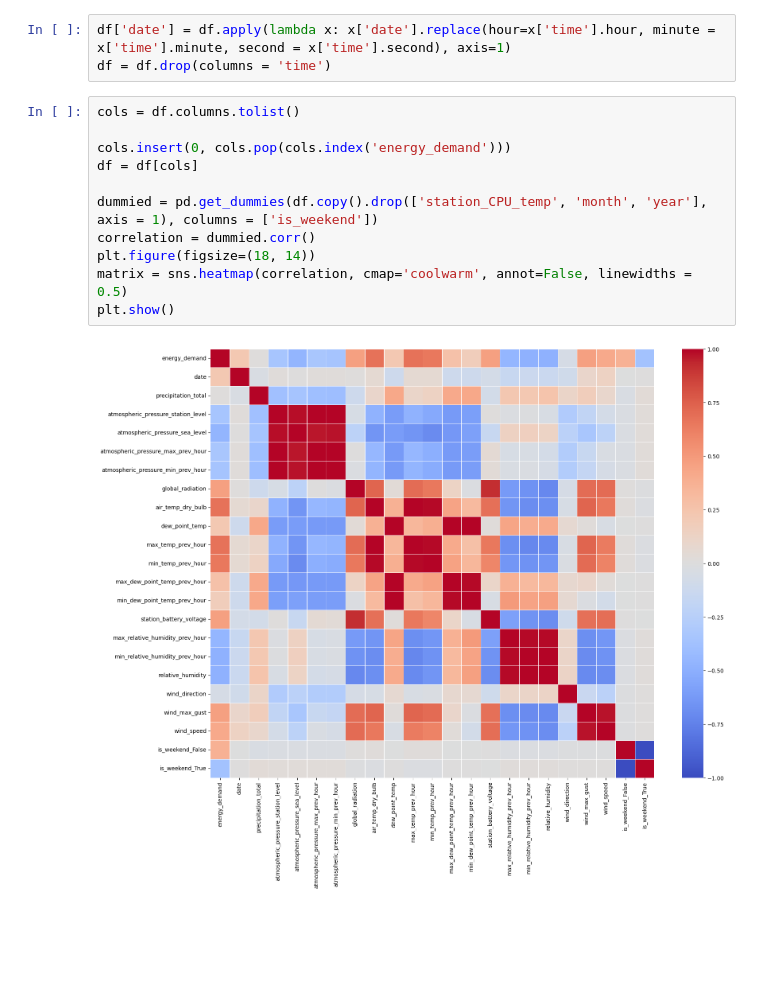
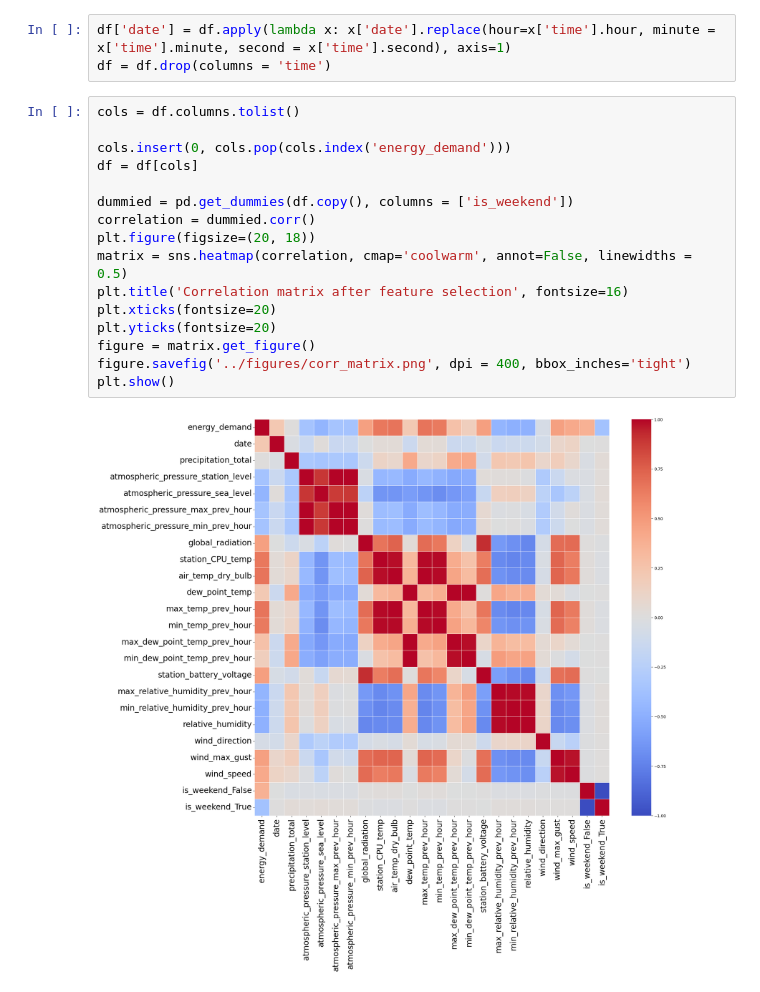
Before and after one commit to SiddiJr/energy-load-forecast, a Jupyter notebook: notebooks/EDA.ipynb, the cells around one changed output. Drawn from its saved outputs; the diff is of its cells as text; blank space fills up the shorter version.

```diff
--- a/notebooks/EDA.ipynb
+++ b/notebooks/EDA.ipynb
@@ -32,13 +46,18 @@ df = df.drop(columns = 'time')
 # %%
 cols = df.columns.tolist()
 
 cols.insert(0, cols.pop(cols.index('energy_demand')))
 df = df[cols]
 
-dummied = pd.get_dummies(df.copy().drop(['station_CPU_temp', 'month', 'year'], axis = 1), columns = ['is_weekend'])
+dummied = pd.get_dummies(df.copy(), columns = ['is_weekend'])
 correlation = dummied.corr()
-plt.figure(figsize=(18, 14))
+plt.figure(figsize=(20, 18))
 matrix = sns.heatmap(correlation, cmap='coolwarm', annot=False, linewidths = 0.5)
+plt.title('Correlation matrix after feature selection', fontsize=16)
+plt.xticks(fontsize=20)
+plt.yticks(fontsize=20)
+figure = matrix.get_figure()
+figure.savefig('../figures/corr_matrix.png', dpi = 400, bbox_inches='tight')
 plt.show()
 # %% [output]
-[figure, old version]
+[figure, new version]
```
Also changed, not shown: parts of 8 cells of this notebook.
